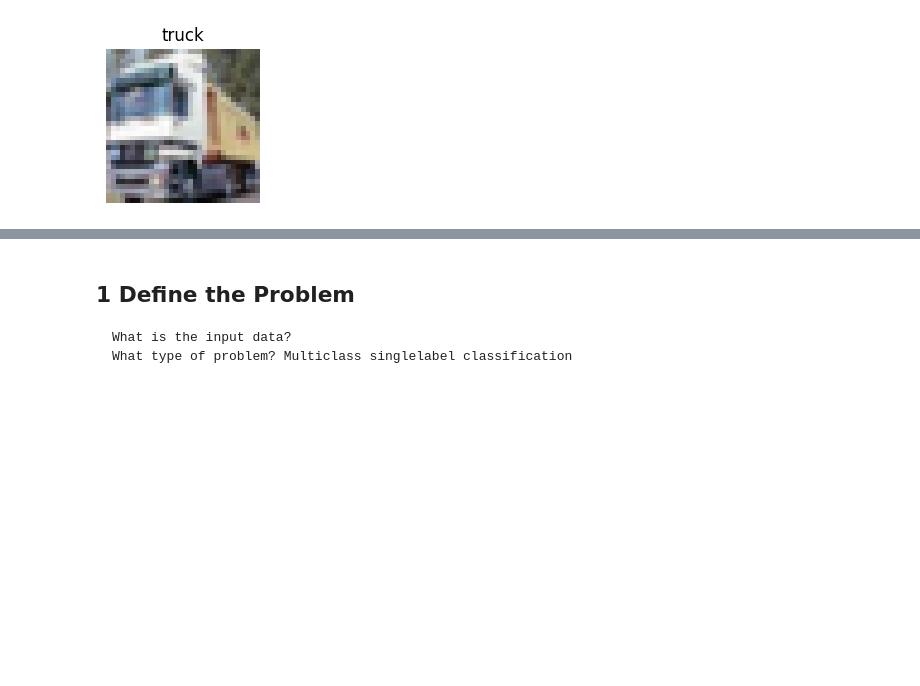
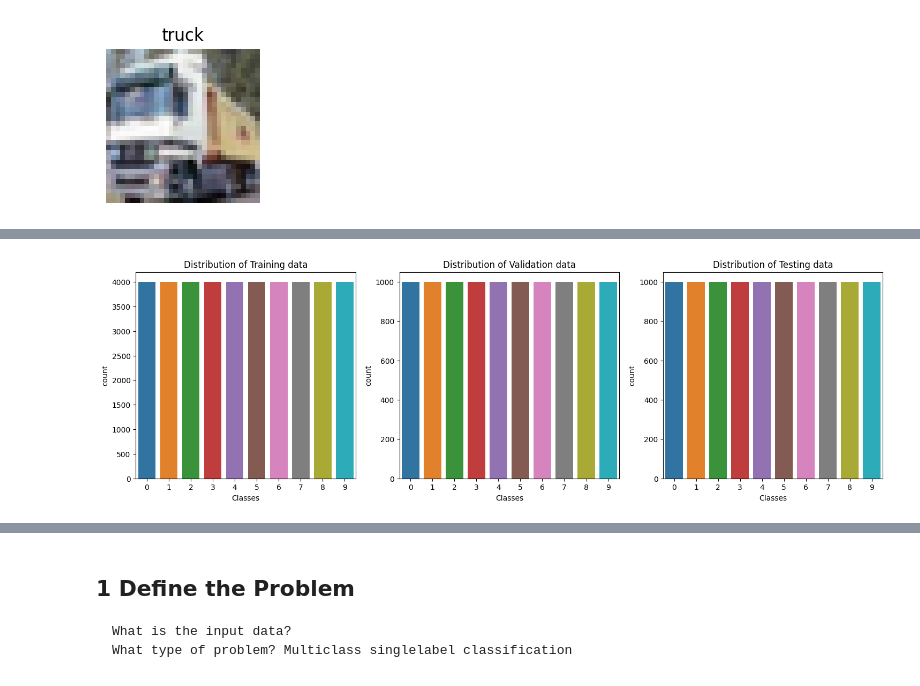
Before and after one commit to Crediteur/Jupyter-Notebooks, a Jupyter notebook: cifar10_Image_Classification/CM3015_Final_cifar10.ipynb, the cells around one changed output, grey strips where cells are left out. Cells and saved outputs as stored; diff of their text form; code cells hidden in the pictures; blank space fills up the shorter version.

```diff
--- a/cifar10_Image_Classification/CM3015_Final_cifar10.ipynb
+++ b/cifar10_Image_Classification/CM3015_Final_cifar10.ipynb
@@ -105,0 +123,21 @@ show_multi(x_train[31:40], [y[0] for y in y_train[31:40]])
+# %%
+# show distribution of samples by countplot
+
+fig, axs = plt.subplots(1,3,figsize=(18,5))
+# plot for training set
+sns.countplot(x=y_partial.ravel(), ax=axs[0])
+axs[0].set_title('Distribution of Training data')
+axs[0].set_xlabel('Classes')
+
+# plot for validation set
+sns.countplot(x=y_val.ravel(), ax=axs[1])
+axs[1].set_title('Distribution of Validation data')
+axs[1].set_xlabel('Classes')
+
+# plot for testing set
+sns.countplot(x=y_test.ravel(), ax=axs[2])
+axs[2].set_title('Distribution of Testing data')
+axs[2].set_xlabel('Classes')
+plt.show()
+# %% [output]
+[figure, added]
```
Also changed, not shown: parts of 68 cells of this notebook.
